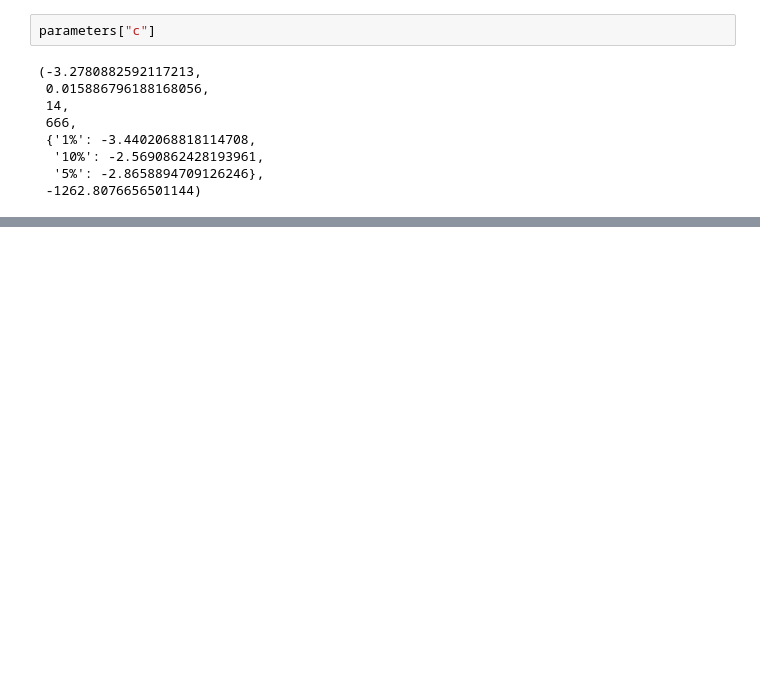
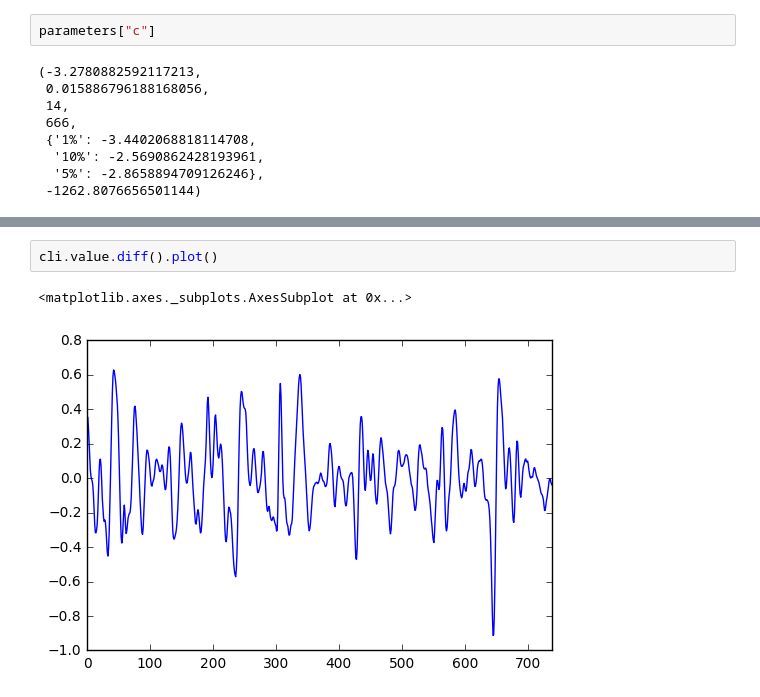
Before and after one commit to AC209ConsumerConfidence/Economic_Sentiment_Forecast, a Jupyter notebook: ARIMA test.ipynb, the cells around one changed output, grey strips where cells are left out. Saved outputs shown, nothing was run; the diff lists cells and outputs as text; blank space fills up the shorter version.

```diff
--- a/ARIMA test.ipynb
+++ b/ARIMA test.ipynb
@@ -150,0 +174,5 @@ parameters["c"]
+# %%
+cli.value.diff().plot()
+# %% [output]
+<matplotlib.axes._subplots.AxesSubplot at 0x...>
+[figure, added]
```
Also changed, not shown: parts of 15 cells of this notebook.
